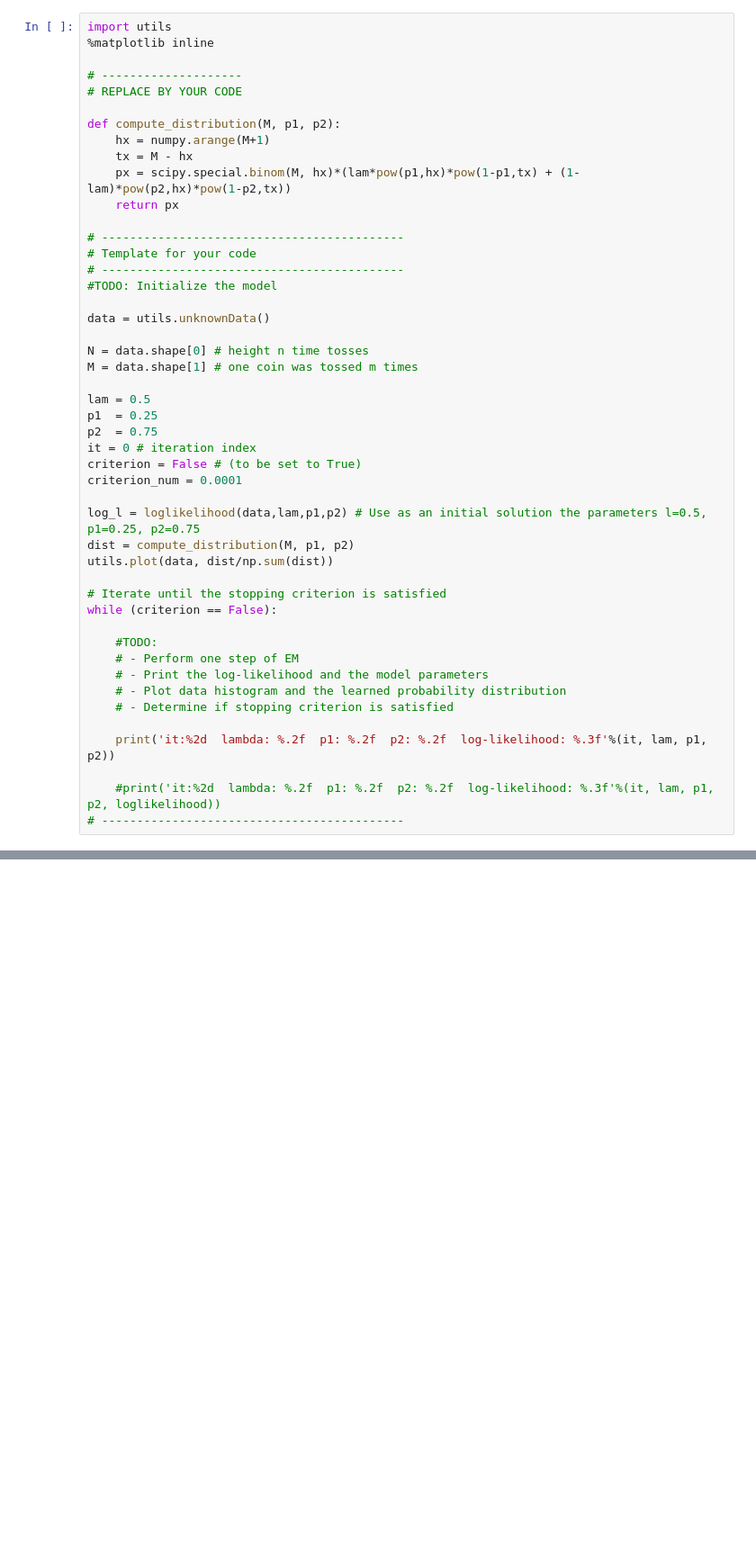
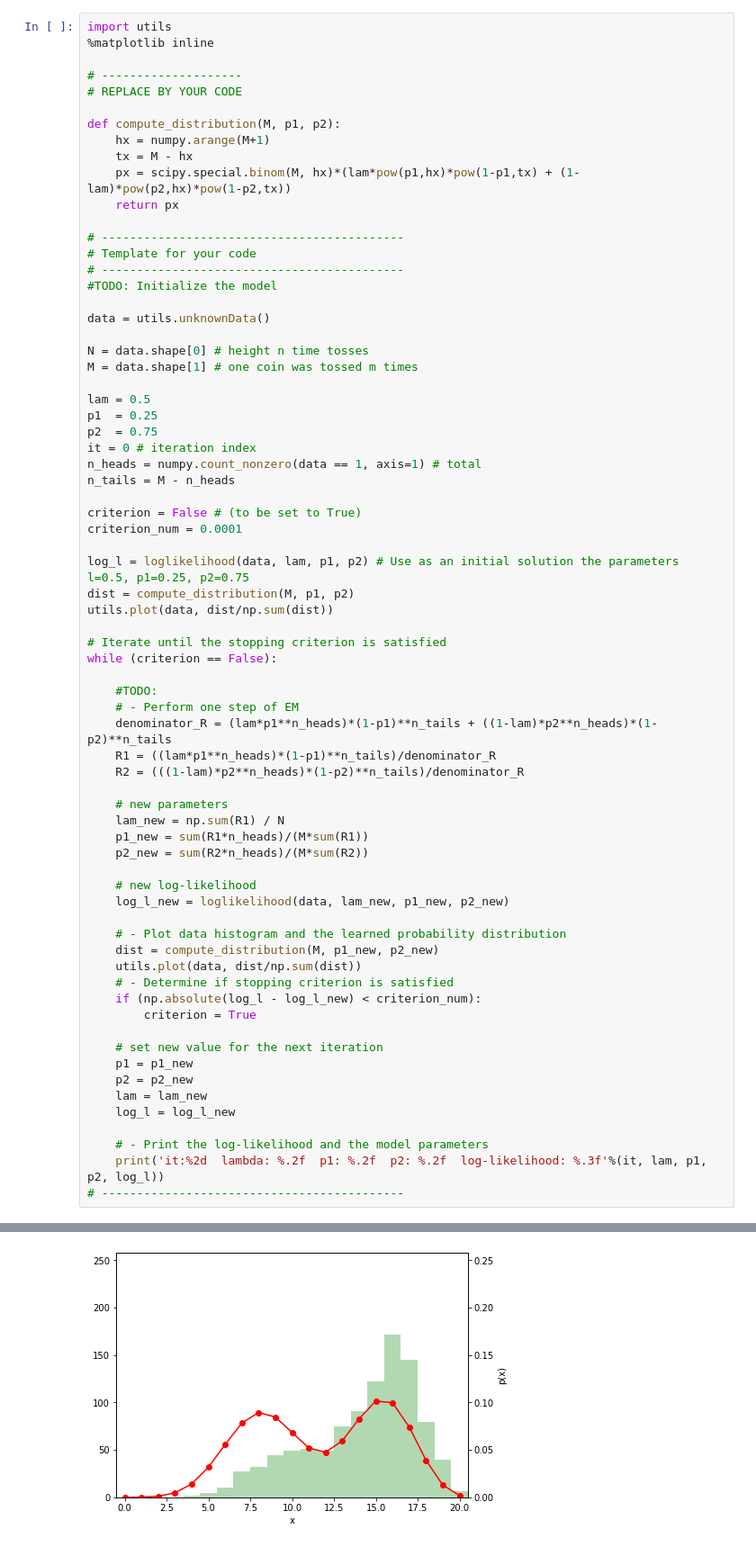
Before and after one commit to oleksa-oleksa/Python, a Jupyter notebook: Machine_Learning/ML_TU_Berlin_WS1920/sheet05/sheet05.ipynb, the cells around one changed output, grey strips where cells are left out. Shown at 90% size. Drawn from its saved outputs; the diff is of its cells as text; blank space fills up the shorter version.

```diff
--- a/Machine_Learning/ML_TU_Berlin_WS1920/sheet05/sheet05.ipynb
+++ b/Machine_Learning/ML_TU_Berlin_WS1920/sheet05/sheet05.ipynb
@@ -164,10 +163,13 @@ lam = 0.5
 p1  = 0.25
 p2  = 0.75
 it = 0 # iteration index
+n_heads = numpy.count_nonzero(data == 1, axis=1) # total
+n_tails = M - n_heads
+
 criterion = False # (to be set to True)
 criterion_num = 0.0001
 
-log_l = loglikelihood(data,lam,p1,p2) # Use as an initial solution the parameters l=0.5, p1=0.25, p2=0.75
+log_l = loglikelihood(data, lam, p1, p2) # Use as an initial solution the parameters l=0.5, p1=0.25, p2=0.75
 dist = compute_distribution(M, p1, p2)
 utils.plot(data, dist/np.sum(dist))
 
@@ -176,12 +178,32 @@ while (criterion == False):
 
     #TODO:
     # - Perform one step of EM
+    denominator_R = (lam*p1**n_heads)*(1-p1)**n_tails + ((1-lam)*p2**n_heads)*(1-p2)**n_tails
+    R1 = ((lam*p1**n_heads)*(1-p1)**n_tails)/denominator_R
+    R2 = (((1-lam)*p2**n_heads)*(1-p2)**n_tails)/denominator_R
+
+    # new parameters
+    lam_new = np.sum(R1) / N
+    p1_new = sum(R1*n_heads)/(M*sum(R1))
+    p2_new = sum(R2*n_heads)/(M*sum(R2))
+
+    # new log-likelihood
+    log_l_new = loglikelihood(data, lam_new, p1_new, p2_new)
+
+    # - Plot data histogram and the learned probability distribution
+    dist = compute_distribution(M, p1_new, p2_new)
+    utils.plot(data, dist/np.sum(dist))
+    # - Determine if stopping criterion is satisfied
+    if (np.absolute(log_l - log_l_new) < criterion_num):
+        criterion = True
+
+    # set new value for the next iteration
+    p1 = p1_new
+    p2 = p2_new
+    lam = lam_new
+    log_l = log_l_new
+
     # - Print the log-likelihood and the model parameters
-    # - Plot data histogram and the learned probability distribution
-    # - Determine if stopping criterion is satisfied
-
-    print('it:%2d  lambda: %.2f  p1: %.2f  p2: %.2f  log-likelihood: %.3f'%(it, lam, p1, p2))
-
-    #print('it:%2d  lambda: %.2f  p1: %.2f  p2: %.2f  log-likelihood: %.3f'%(it, lam, p1, p2, loglikelihood))
+    print('it:%2d  lambda: %.2f  p1: %.2f  p2: %.2f  log-likelihood: %.3f'%(it, lam, p1, p2, log_l))
 # -------------------------------------------
 # %% [output]
@@ -189 +220,2 @@ while (criterion == False):
 [figure]
+[figure, added]
```
Also changed, not shown: parts of 2 cells of this notebook.
